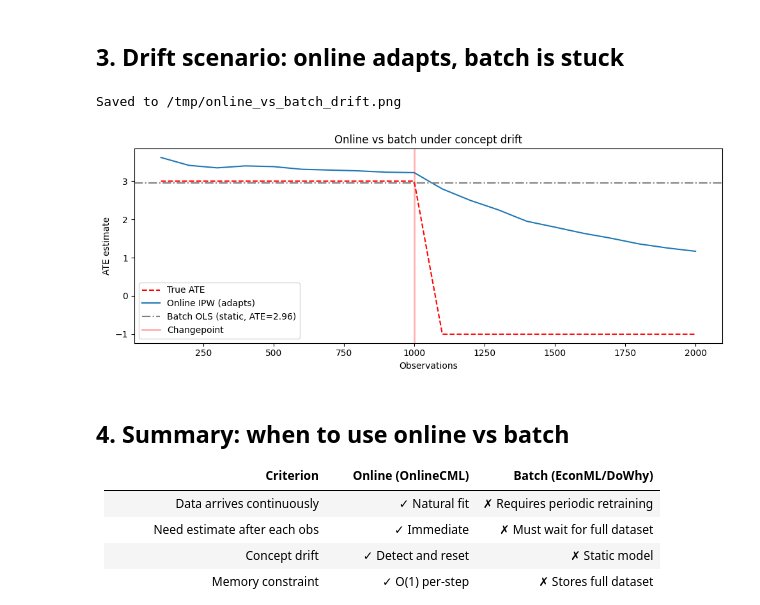
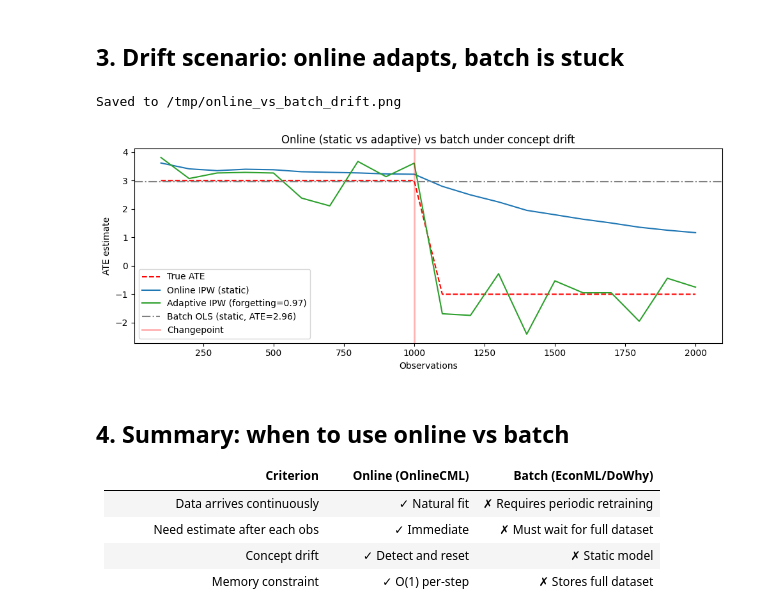
Before and after one commit to athammad/onlinecml, a Jupyter notebook: docs/examples/11_vs_econml_batch.ipynb, the cells around one changed output. Cells and saved outputs as stored; diff of their text form; code cells hidden in the pictures.

```diff
--- a/docs/examples/11_vs_econml_batch.ipynb
+++ b/docs/examples/11_vs_econml_batch.ipynb
@@ -105,40 +105,46 @@ Online advantage: available after every observation vs after all 5000
 drift_data = list(DriftingCausalStream(n=2000, true_ate=3.0, shifted_ate=-1.0,
                                         changepoint=1000, seed=5))
 
-# Online: always current
+# Online static (cumulative mean)
 ipw_live = OnlineIPW()
+# Online adaptive (forgetting_factor < 1 — EWMA weights recent obs more)
+ipw_adaptive = OnlineIPW(forgetting_factor=0.97)
 online_window_ates = []
+adaptive_ates = []
 for i, (x, w, y, _) in enumerate(drift_data):
     ipw_live.learn_one(x, w, y)
+    ipw_adaptive.learn_one(x, w, y)
     if (i + 1) % 100 == 0:
         online_window_ates.append(ipw_live.predict_ate())
+        adaptive_ates.append(ipw_adaptive.predict_ate())
 
 # Batch: fit once on first half, then never updates
 X_b = np.array([[v for v in x.values()] for x, _, _, _ in drift_data[:1000]])
 W_b = np.array([w for _, w, _, _ in drift_data[:1000]])
 Y_b = np.array([y for _, _, y, _ in drift_data[:1000]])
 beta_b = np.linalg.lstsq(np.column_stack([X_b, W_b]), Y_b, rcond=None)[0]
 batch_ate_fixed = float(beta_b[-1])
 
 steps = [100 * (i + 1) for i in range(len(online_window_ates))]
 true_curve = [3.0 if s <= 1000 else -1.0 for s in steps]
 
 fig, ax = plt.subplots(figsize=(10, 4))
 ax.plot(steps, true_curve, "r--", label="True ATE")
-ax.plot(steps, online_window_ates, label="Online IPW (adapts)")
+ax.plot(steps, online_window_ates, label="Online IPW (static)")
+ax.plot(steps, adaptive_ates, label="Adaptive IPW (forgetting=0.97)", color="tab:green")
 ax.axhline(batch_ate_fixed, color="gray", linestyle="-.",
            label=f"Batch OLS (static, ATE={batch_ate_fixed:.2f})")
 ax.axvline(1000, color="red", alpha=0.3, linewidth=2, label="Changepoint")
 ax.set_xlabel("Observations")
 ax.set_ylabel("ATE estimate")
-ax.set_title("Online vs batch under concept drift")
+ax.set_title("Online (static vs adaptive) vs batch under concept drift")
 ax.legend()
 plt.tight_layout()
 plt.savefig("/tmp/online_vs_batch_drift.png", dpi=100)
 print("Saved to /tmp/online_vs_batch_drift.png")
 # %% [output]
 Saved to /tmp/online_vs_batch_drift.png
-[figure, old version]
+[figure, new version]
 # %% [markdown]
 ## 4. Summary: when to use online vs batch
 
```
Also changed, not shown: parts of 1 cell of this notebook, 10 other files.
